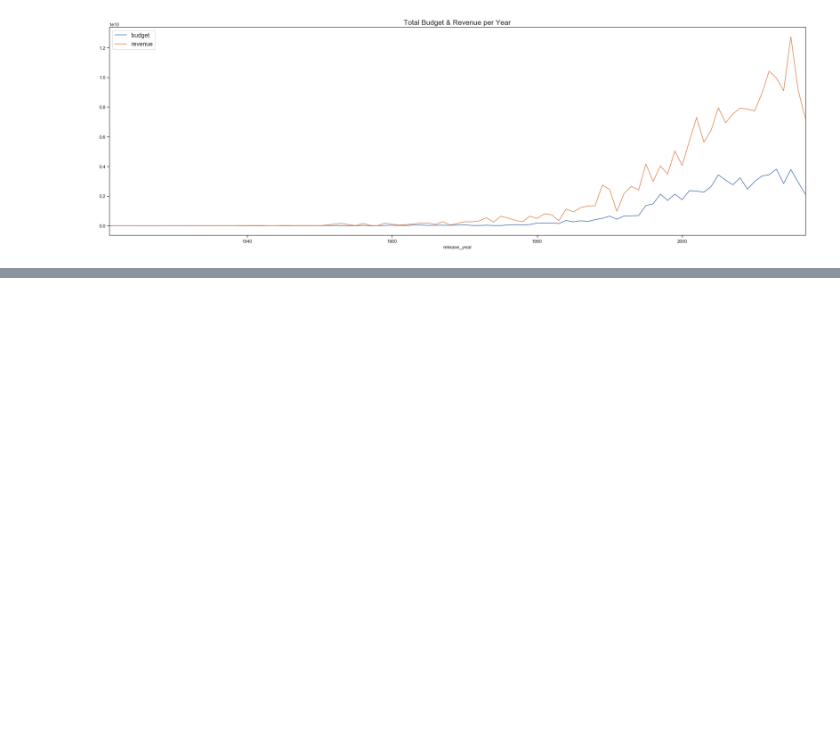
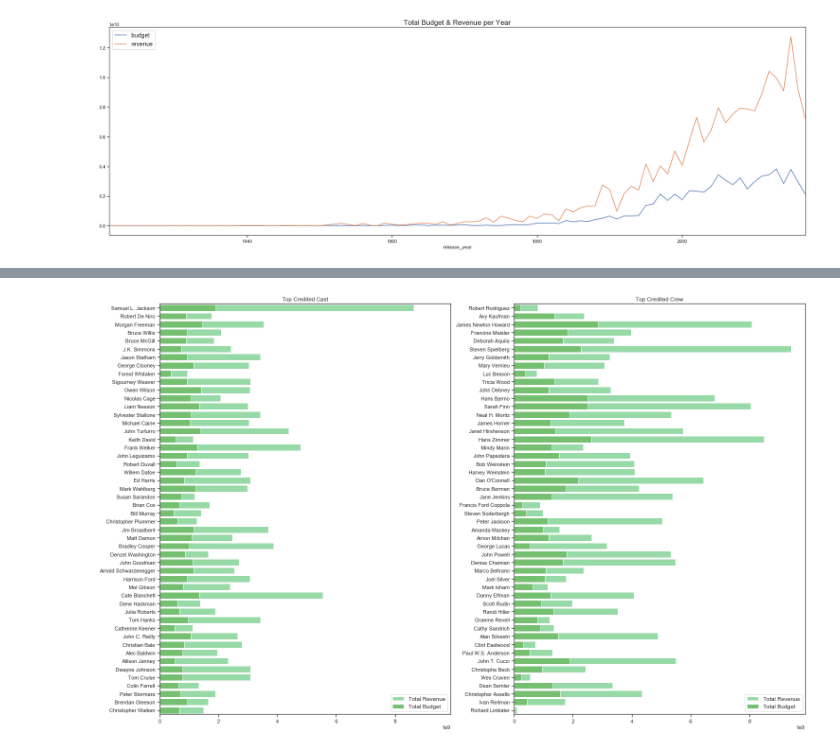
Before and after one commit to robert-myers/tmdb-box-office-prediction, a Jupyter notebook: Untitled.ipynb, the cells around one changed output, grey strips where cells are left out. Saved outputs shown, nothing was run; the diff lists cells and outputs as text; code cells hidden in the pictures; blank space fills up the shorter version.

```diff
--- a/Untitled.ipynb
+++ b/Untitled.ipynb
@@ -311,3 +322,30 @@ def box_office_from_search(category, top=21, data_to_find=top_counts_df, df=trai
         nets.append(net)
 
     return names, budgets, revenues, nets
+# %%
+fig, axes = plt.subplots(nrows=1, ncols=2, figsize=(21, 13), sharex=True)
+ax1, ax2 = axes
+
+top_50_actor_names, top_50_actor_budgets, top_50_actor_revenues, top_50_actor_nets = box_office_from_search("cast", top=50)
+
+sns.set_color_codes("pastel")
+sns.barplot(x=top_50_actor_revenues, y=list(range(50)), orient="h", ax=ax1, color="g", label="Total Revenue")
+sns.set_color_codes("muted")
+sns.barplot(x=top_50_actor_budgets, y=list(range(50)), orient="h", ax=ax1, color="g", label="Total Budget")
+ax1.set_title("Top Credited Cast")
+ax1.set_yticklabels(top_50_actor_names)
+ax1.legend(frameon=True, fontsize="large", loc="lower right")
+
+crew_names, crew_budgets, crew_revenues, crew_nets = box_office_from_search("crew", top=50)
+
+sns.set_color_codes("pastel")
+sns.barplot(x=crew_revenues, y=list(range(50)), orient="h", ax=ax2, color="g", label="Total Revenue")
+sns.set_color_codes("muted")
+sns.barplot(x=crew_budgets, y=list(range(50)), orient="h", ax=ax2, color="g", label="Total Budget")
+ax2.set_yticklabels(crew_names)
+ax2.set_title("Top Credited Crew")
+ax2.legend(frameon=True, fontsize="large", loc="lower right")
+
+plt.tight_layout()
+# %% [output]
+[figure, added]
```
Also changed, not shown: parts of 13 cells of this notebook.
